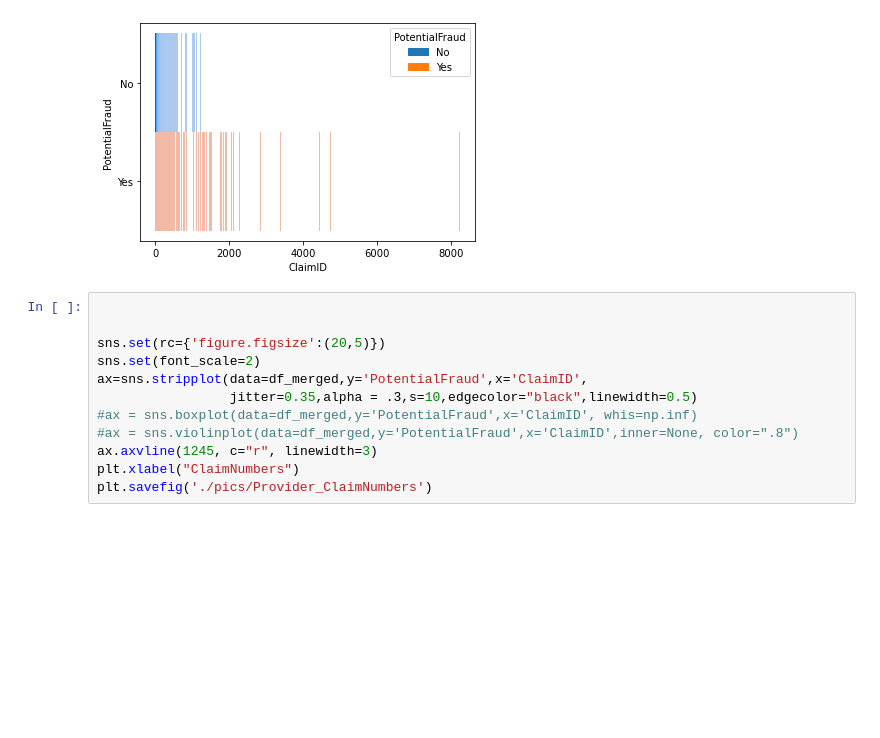
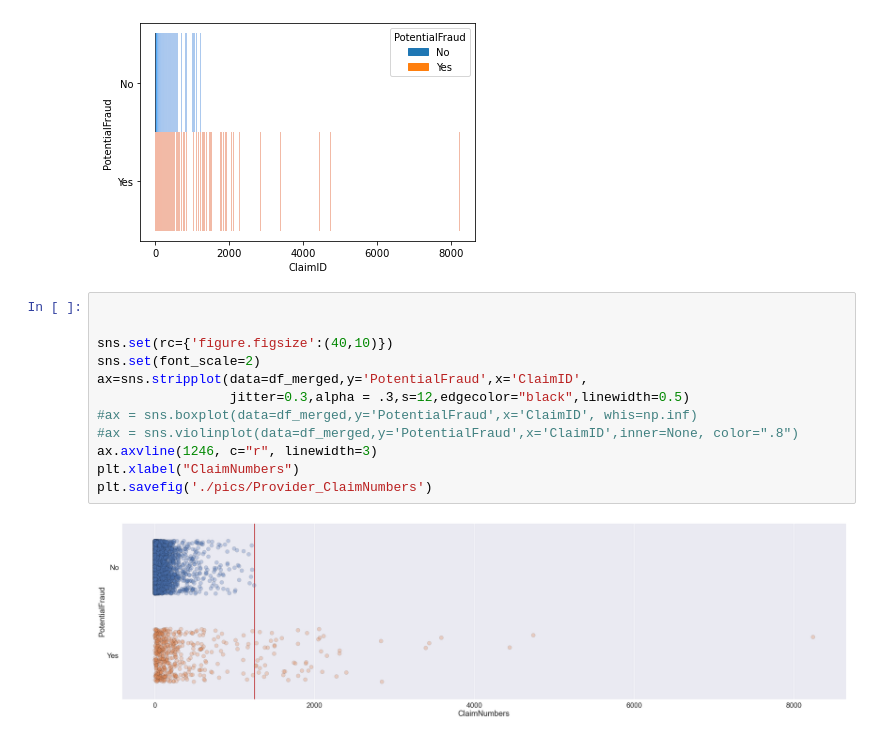
Before and after one commit to wx0373/Medical-fraud, a Jupyter notebook: Providers/Providers.ipynb, the cells around one changed output. Drawn from its saved outputs; the diff is of its cells as text; blank space fills up the shorter version.

```diff
--- a/Providers/Providers.ipynb
+++ b/Providers/Providers.ipynb
@@ -97,12 +97,14 @@ sns.histplot(data=df_merged,y='PotentialFraud',x='ClaimID',hue='PotentialFraud')
 # %%
 
 
-sns.set(rc={'figure.figsize':(20,5)})
+sns.set(rc={'figure.figsize':(40,10)})
 sns.set(font_scale=2)
 ax=sns.stripplot(data=df_merged,y='PotentialFraud',x='ClaimID',
-                 jitter=0.35,alpha = .3,s=10,edgecolor="black",linewidth=0.5)
+                 jitter=0.3,alpha = .3,s=12,edgecolor="black",linewidth=0.5)
 #ax = sns.boxplot(data=df_merged,y='PotentialFraud',x='ClaimID', whis=np.inf)
 #ax = sns.violinplot(data=df_merged,y='PotentialFraud',x='ClaimID',inner=None, color=".8")
-ax.axvline(1245, c="r", linewidth=3)
+ax.axvline(1246, c="r", linewidth=3)
 plt.xlabel("ClaimNumbers")
 plt.savefig('./pics/Provider_ClaimNumbers')
+# %% [output]
+[figure, added]
```
Also changed, not shown: 1 other file.
